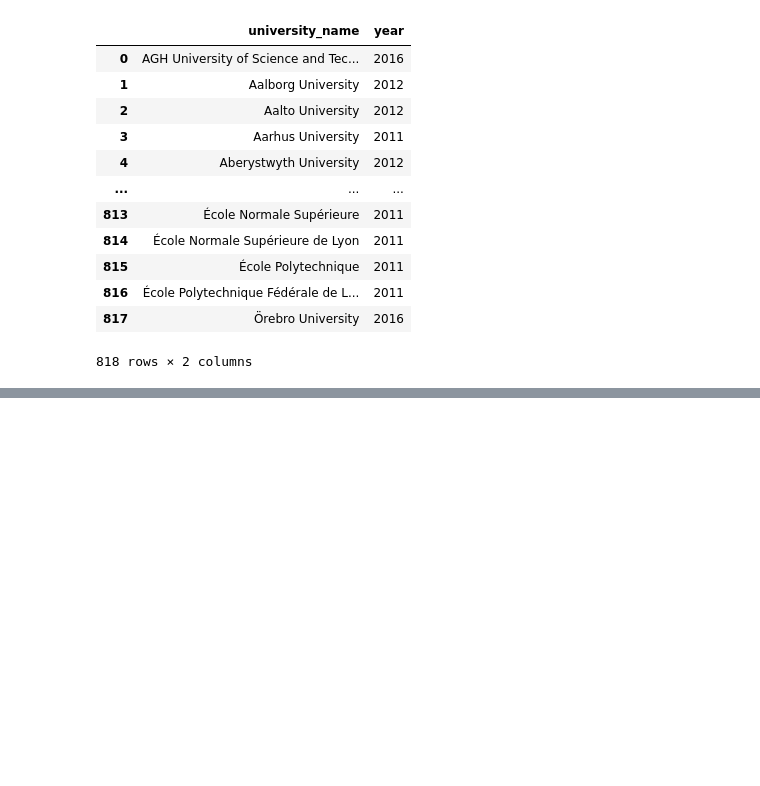
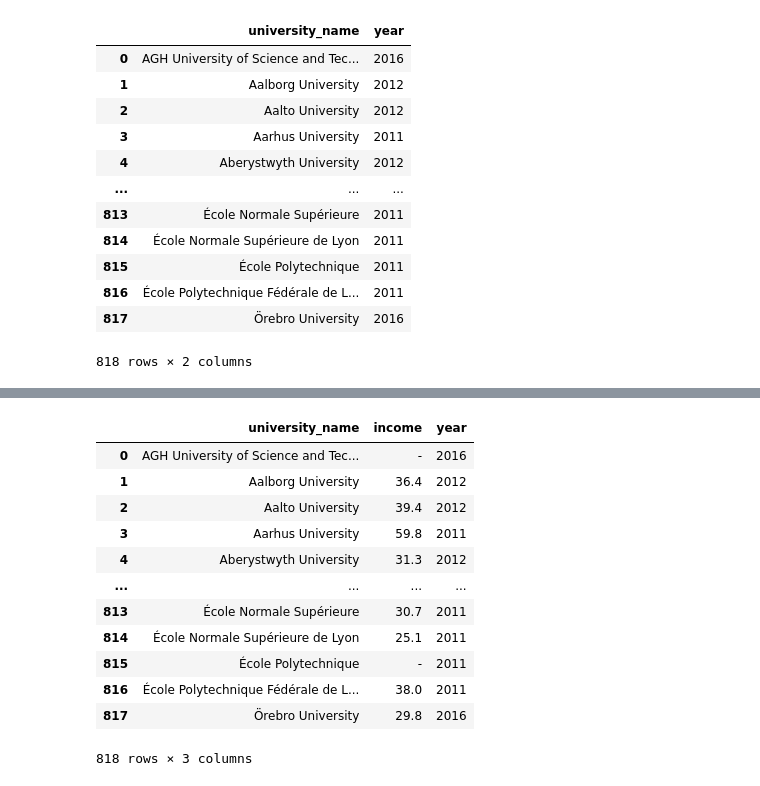
Before and after one commit to nataliya98/CS33, a Jupyter notebook: CS33 mod.ipynb, the cells around one changed output, grey strips where cells are left out. Saved outputs shown, nothing was run; the diff lists cells and outputs as text; code cells hidden in the pictures; blank space fills up the shorter version.

```diff
--- a/CS33 mod.ipynb
+++ b/CS33 mod.ipynb
@@ -60,0 +71,17 @@ dataframe2
+# %%
+df2= times.groupby('university_name', as_index= False).min()[['university_name','income','year']]
+df2
+# %% [output]
+|  | university_name | income | year |
+| 0 | AGH University of Science and Tec... | - | 2016 |
+| 1 | Aalborg University | 36.4 | 2012 |
+| 2 | Aalto University | 39.4 | 2012 |
+| 3 | Aarhus University | 59.8 | 2011 |
+| 4 | Aberystwyth University | 31.3 | 2012 |
+| ... | ... | ... | ... |
+| 813 | École Normale Supérieure | 30.7 | 2011 |
+| 814 | École Normale Supérieure de Lyon | 25.1 | 2011 |
+| 815 | École Polytechnique | - | 2011 |
+| 816 | École Polytechnique Fédérale de L... | 38.0 | 2011 |
+| 817 | Örebro University | 29.8 | 2016 |
+818 rows × 3 columns
```
Also changed, not shown: parts of 15 cells of this notebook.
